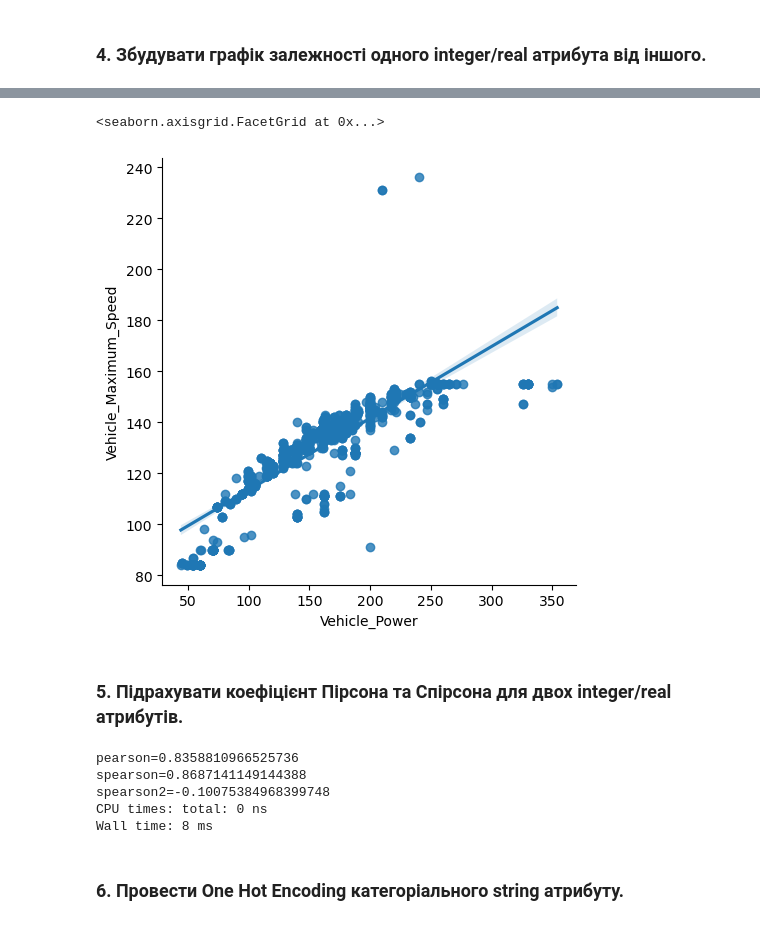
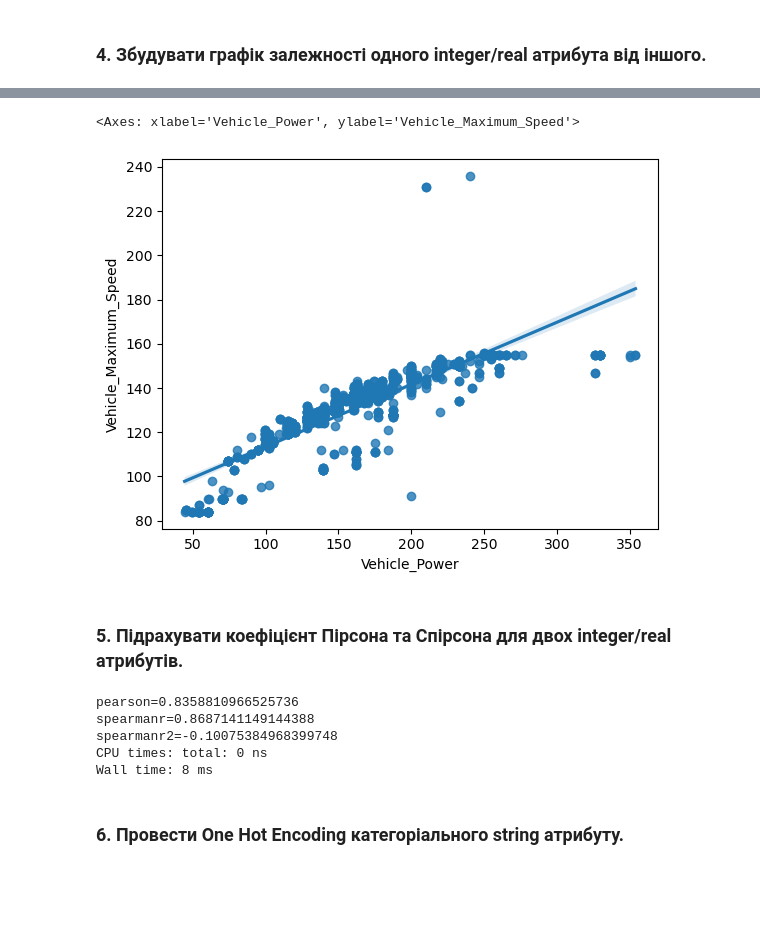
Before and after one commit to Zytero/data-analyze, a Jupyter notebook: lab4/lab4.ipynb, the cells around one changed output, grey strips where cells are left out. Cells and saved outputs as stored; diff of their text form; code cells hidden in the pictures; blank space fills up the shorter version.

```diff
--- a/lab4/lab4.ipynb
+++ b/lab4/lab4.ipynb
@@ -645,5 +634,5 @@ Wall time: 333 ms
 ### 4. Збудувати графік залежності одного integer/real атрибута від іншого.
 # %%
 %%time
-sns.lmplot(x='Vehicle_Power',y='Vehicle_Maximum_Speed', data=df2.head(1000))
+sns.regplot(x='Vehicle_Power',y='Vehicle_Maximum_Speed', data=df2.head(1000))
 # %% [output]
@@ -652,19 +641,19 @@ Wall time: 246 ms
-<seaborn.axisgrid.FacetGrid at 0x...>
+<Axes: xlabel='Vehicle_Power', ylabel='Vehicle_Maximum_Speed'>
-[figure, old version]
+[figure, new version]
 # %% [markdown]
 ### 5. Підрахувати коефіцієнт Пірсона та Спірсона для двох integer/real атрибутів.
 # %%
 %%time
 pearson=scipy.stats.pearsonr(df2['Vehicle_Maximum_Speed'],df2['Vehicle_Power'])[0]
 print(f"{pearson=}")
-spearson=scipy.stats.spearmanr(df2['Vehicle_Maximum_Speed'],df2['Vehicle_Power'])[0]
-print(f"{spearson=}")
-spearson2=scipy.stats.spearmanr(df2['Vehicle_Doors'],df2['Vehicle_Power'])[0]
-print(f"{spearson2=}")
+spearmanr=scipy.stats.spearmanr(df2['Vehicle_Maximum_Speed'],df2['Vehicle_Power'])[0]
+print(f"{spearmanr=}")
+spearmanr2=scipy.stats.spearmanr(df2['Vehicle_Doors'],df2['Vehicle_Power'])[0]
+print(f"{spearmanr2=}")
 # %% [output]
 pearson=0.8358810966525736
-spearson=0.8687141149144388
-spearson2=-0.10075384968399748
+spearmanr=0.8687141149144388
+spearmanr2=-0.10075384968399748
 CPU times: total: 0 ns
 Wall time: 8 ms
 # %% [markdown]
```
Also changed, not shown: parts of 33 cells of this notebook, 2 other files.
